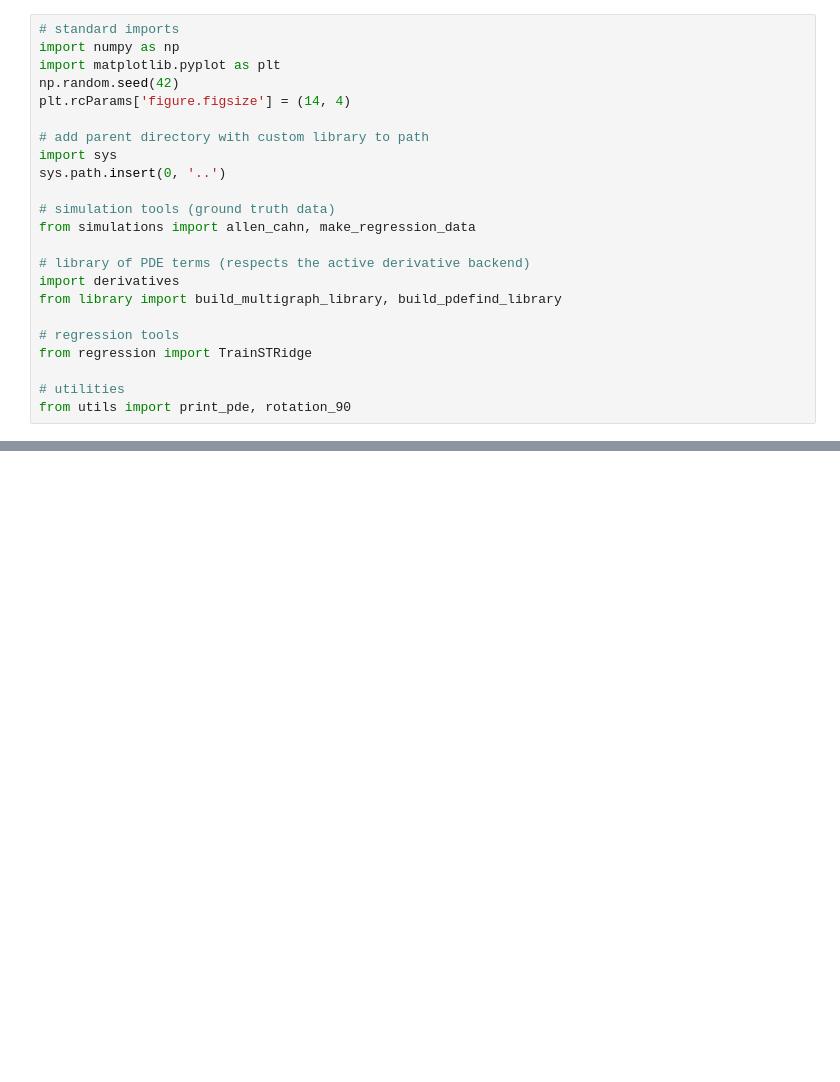
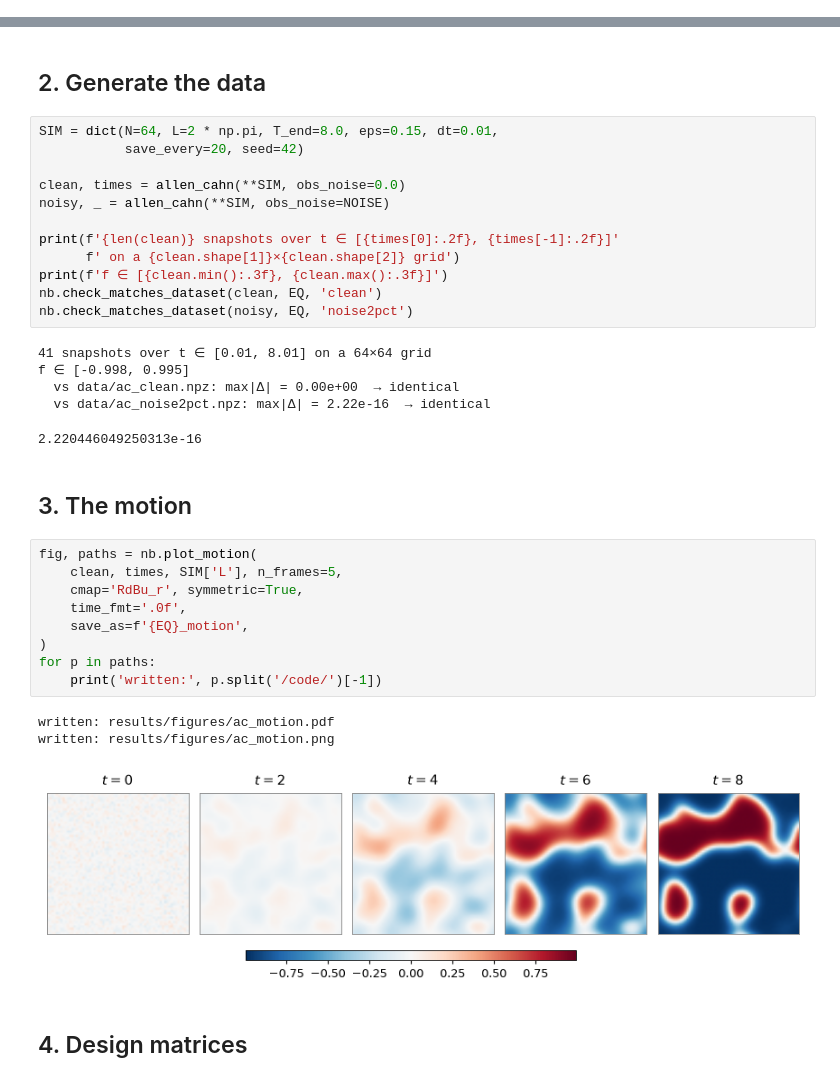
Before and after one commit to ballerin/equivariant-data-driven-discovery, a Jupyter notebook: notebooks/allen_cahn.ipynb, the cells around one changed output, grey strips where cells are left out. Drawn from its saved outputs; the diff is of its cells as text; blank space fills up the shorter version.

```diff
--- a/notebooks/allen_cahn.ipynb
+++ b/notebooks/allen_cahn.ipynb
@@ -6,23 +6,0 @@ $$f_t = \varepsilon^2 \Delta f + f - f^3,\qquad \varepsilon=0.15.$$
-# %%
-# standard imports
-import numpy as np
-import matplotlib.pyplot as plt
-np.random.seed(42)
-plt.rcParams['figure.figsize'] = (14, 4)
-
-# add parent directory with custom library to path
-import sys
-sys.path.insert(0, '..')
-
-# simulation tools (ground truth data)
-from simulations import allen_cahn, make_regression_data
-
-# library of PDE terms (respects the active derivative backend)
-import derivatives
-from library import build_multigraph_library, build_pdefind_library
-
-# regression tools
-from regression import TrainSTRidge
-
-# utilities
-from utils import print_pde, rotation_90
@@ -413,0 +42,37 @@ Coefficient change under 90° rotation (noisy data):
+# %% [markdown]
+## 2. Generate the data
+# %%
+SIM = dict(N=64, L=2 * np.pi, T_end=8.0, eps=0.15, dt=0.01,
+           save_every=20, seed=42)
+
+clean, times = allen_cahn(**SIM, obs_noise=0.0)
+noisy, _ = allen_cahn(**SIM, obs_noise=NOISE)
+
+print(f'{len(clean)} snapshots over t ∈ [{times[0]:.2f}, {times[-1]:.2f}]'
+      f' on a {clean.shape[1]}×{clean.shape[2]} grid')
+print(f'f ∈ [{clean.min():.3f}, {clean.max():.3f}]')
+nb.check_matches_dataset(clean, EQ, 'clean')
+nb.check_matches_dataset(noisy, EQ, 'noise2pct')
+# %% [output]
+41 snapshots over t ∈ [0.01, 8.01] on a 64×64 grid
+f ∈ [-0.998, 0.995]
+  vs data/ac_clean.npz: max|Δ| = 0.00e+00  → identical
+  vs data/ac_noise2pct.npz: max|Δ| = 2.22e-16  → identical
+2.220446049250313e-16
+# %% [markdown]
+## 3. The motion
+# %%
+fig, paths = nb.plot_motion(
+    clean, times, SIM['L'], n_frames=5,
+    cmap='RdBu_r', symmetric=True,
+    time_fmt='.0f',
+    save_as=f'{EQ}_motion',
+)
+for p in paths:
+    print('written:', p.split('/code/')[-1])
+# %% [output]
+written: results/figures/ac_motion.pdf
+written: results/figures/ac_motion.png
+[figure, added]
+# %% [markdown]
+## 4. Design matrices
```
Also changed, not shown: parts of 28 cells of this notebook, 8 other files.
